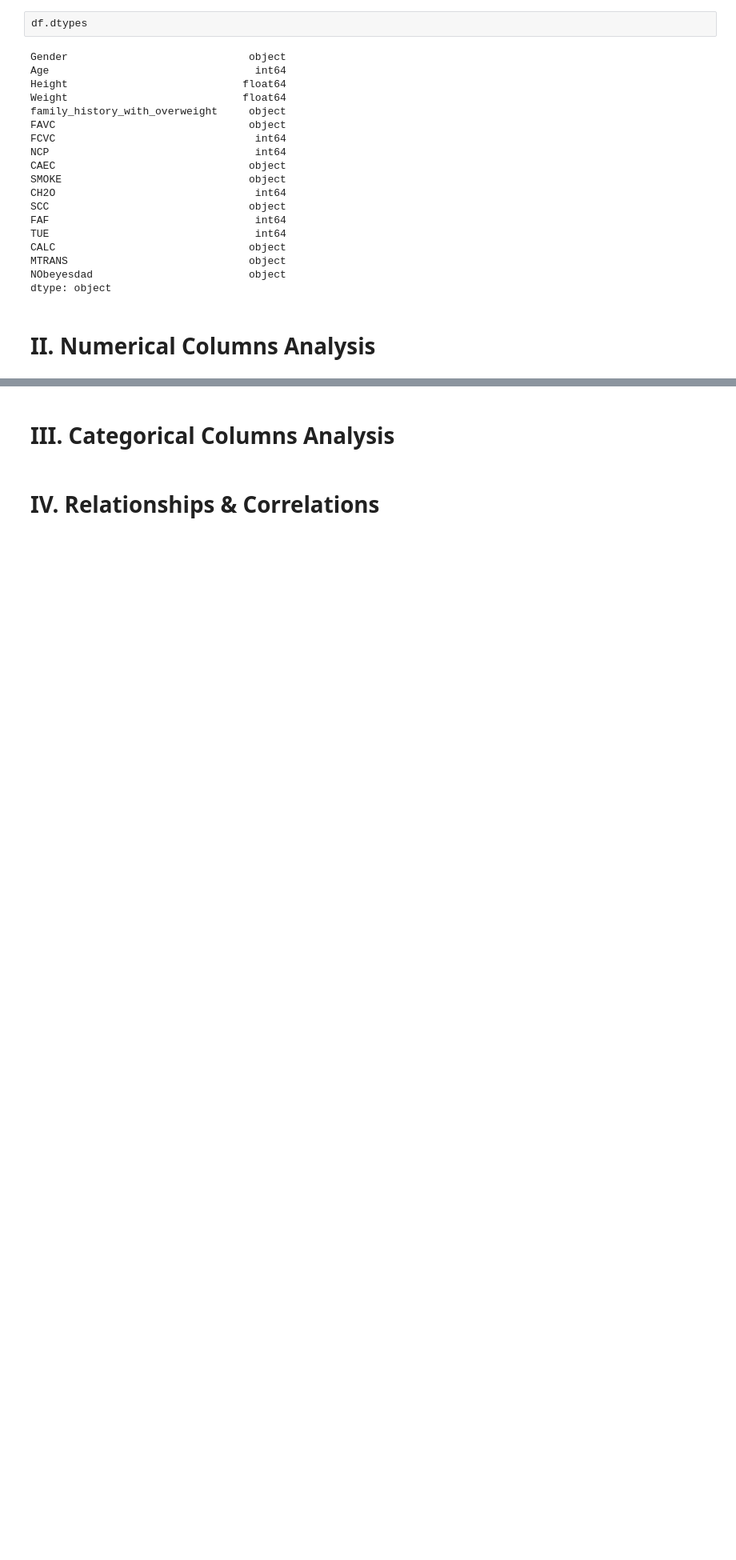
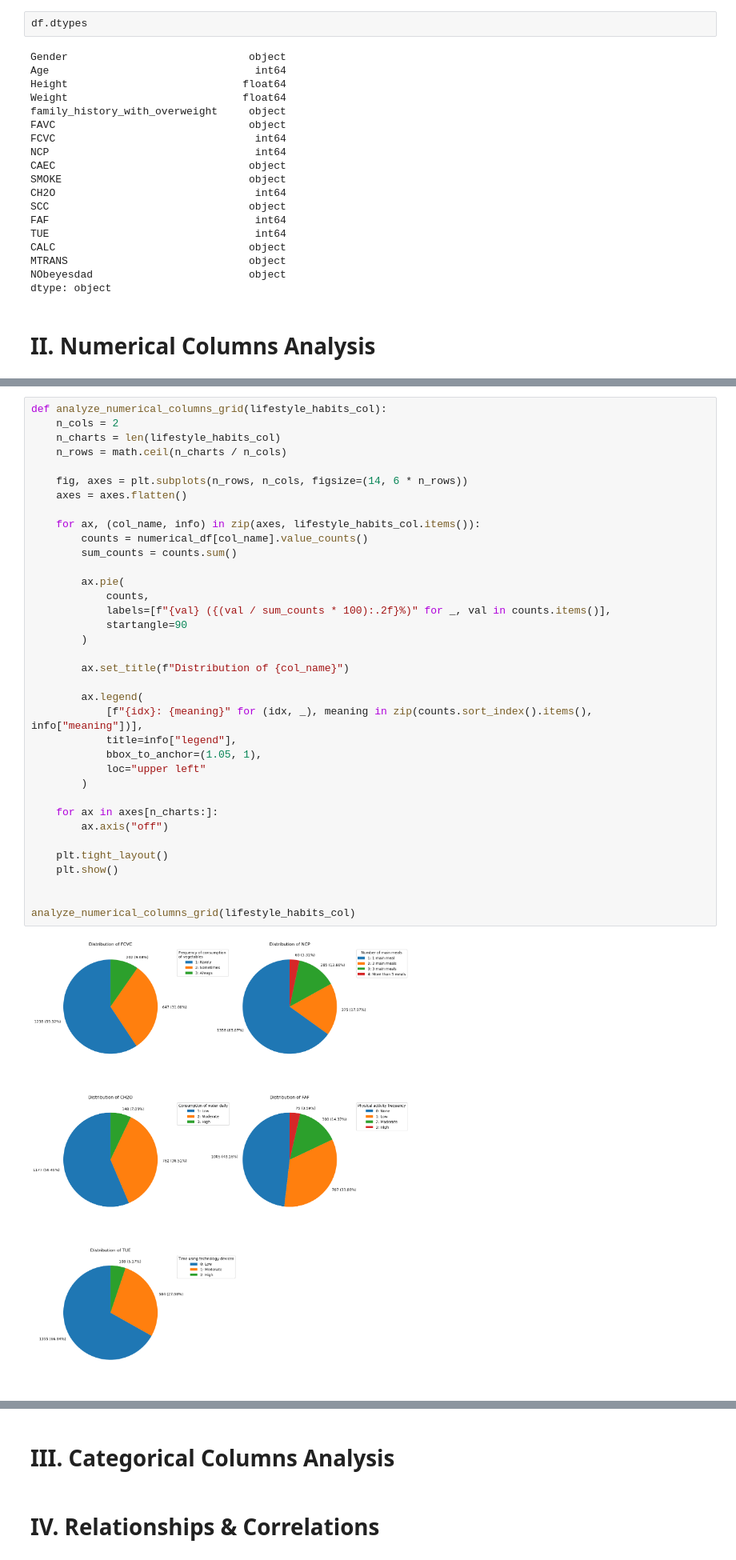
Before and after one commit to ThunderRed1578/Obesity-or-CVD-risk-Classify-Regressor-Cluster-CSC17104, a Jupyter notebook: source/notebook/Data Exploration.ipynb, the cells around one changed output, grey strips where cells are left out. Shown at 80% size. Saved outputs shown, nothing was run; the diff lists cells and outputs as text; blank space fills up the shorter version.

```diff
--- a/source/notebook/Data Exploration.ipynb
+++ b/source/notebook/Data Exploration.ipynb
@@ -303,0 +533,38 @@ dtype: object
+# %%
+def analyze_numerical_columns_grid(lifestyle_habits_col):
+    n_cols = 2
+    n_charts = len(lifestyle_habits_col)
+    n_rows = math.ceil(n_charts / n_cols)
+
+    fig, axes = plt.subplots(n_rows, n_cols, figsize=(14, 6 * n_rows))
+    axes = axes.flatten()
+
+    for ax, (col_name, info) in zip(axes, lifestyle_habits_col.items()):
+        counts = numerical_df[col_name].value_counts()
+        sum_counts = counts.sum()
+
+        ax.pie(
+            counts,
+            labels=[f"{val} ({(val / sum_counts * 100):.2f}%)" for _, val in counts.items()],
+            startangle=90
+        )
+
+        ax.set_title(f"Distribution of {col_name}")
+
+        ax.legend(
+            [f"{idx}: {meaning}" for (idx, _), meaning in zip(counts.sort_index().items(), info["meaning"])],
+            title=info["legend"],
+            bbox_to_anchor=(1.05, 1),
+            loc="upper left"
+        )
+
+    for ax in axes[n_charts:]:
+        ax.axis("off")
+
+    plt.tight_layout()
+    plt.show()
+
+
+analyze_numerical_columns_grid(lifestyle_habits_col)
+# %% [output]
+[figure, added]
```
Also changed, not shown: parts of 35 cells of this notebook.
